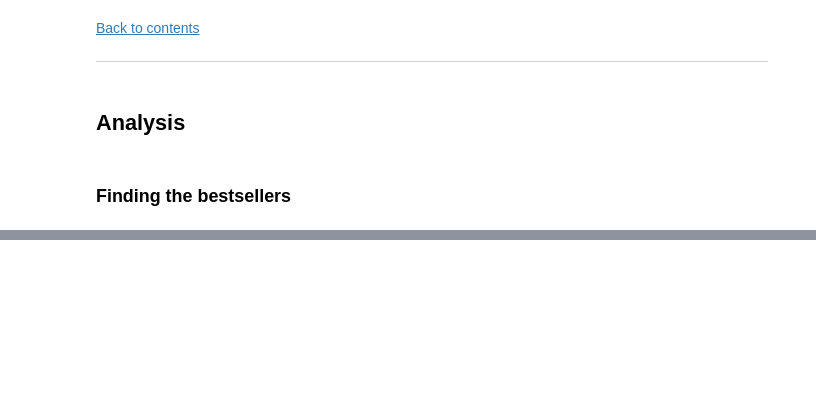
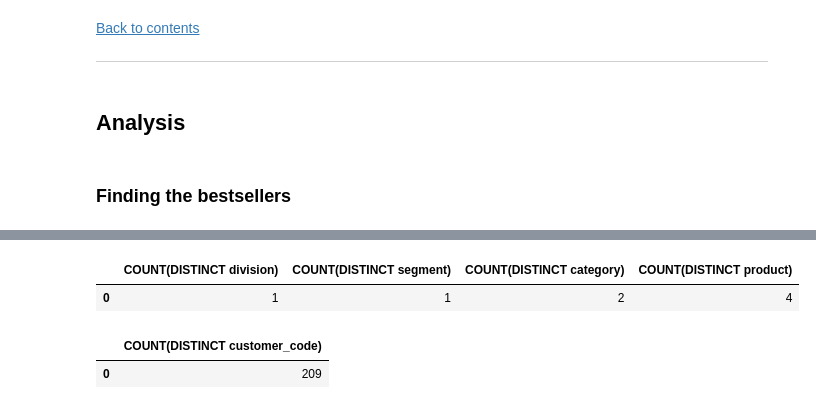
Before and after one commit to Silverscale/AtliQ_Products_Analysis, a Jupyter notebook: atliq_product_analysis.ipynb, the cells around one changed output, grey strips where cells are left out. Drawn from its saved outputs; the diff is of its cells as text; code cells hidden in the pictures; blank space fills up the shorter version.

```diff
--- a/atliq_product_analysis.ipynb
+++ b/atliq_product_analysis.ipynb
@@ -776,0 +776,24 @@ best_sell_df.head(10)
+# %%
+query = """
+SELECT COUNT(DISTINCT division), COUNT(DISTINCT segment), COUNT(DISTINCT category),  COUNT(DISTINCT product)
+FROM fact_sales_monthly
+    LEFT JOIN dim_product
+    ON fact_sales_monthly.product_code = dim_product.product_code
+"""
+
+best_sell_df = pd.read_sql_query(query, con)
+best_sell_df
+# %% [output]
+|  | COUNT(DISTINCT division) | COUNT(DISTINCT segment) | COUNT(DISTINCT category) | COUNT(DISTINCT product) |
+| 0 | 1 | 1 | 2 | 4 |
+# %%
+query = """
+SELECT COUNT(DISTINCT customer_code)
+FROM fact_sales_monthly
+"""
+
+best_sell_df = pd.read_sql_query(query, con)
+best_sell_df
+# %% [output]
+|  | COUNT(DISTINCT customer_code) |
+| 0 | 209 |
```
Also changed, not shown: parts of 2 cells of this notebook.
